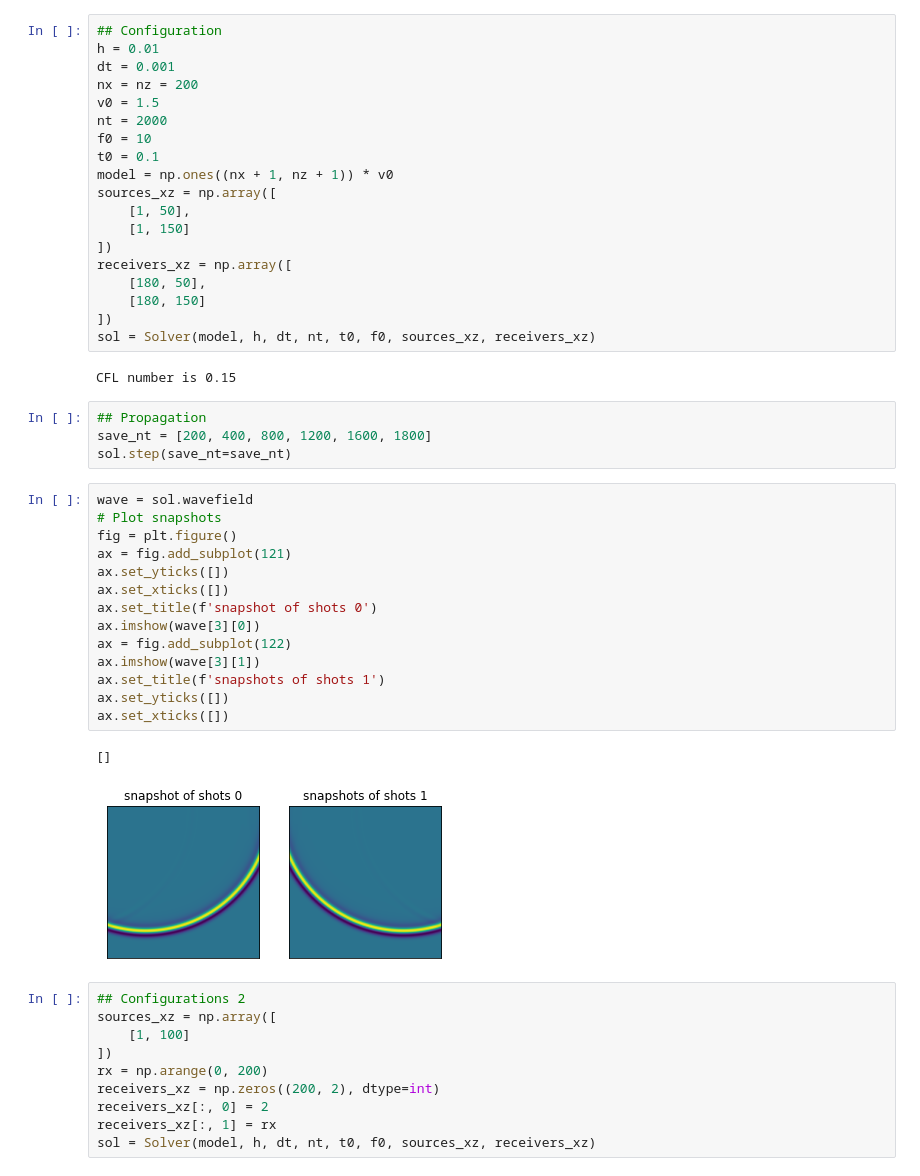
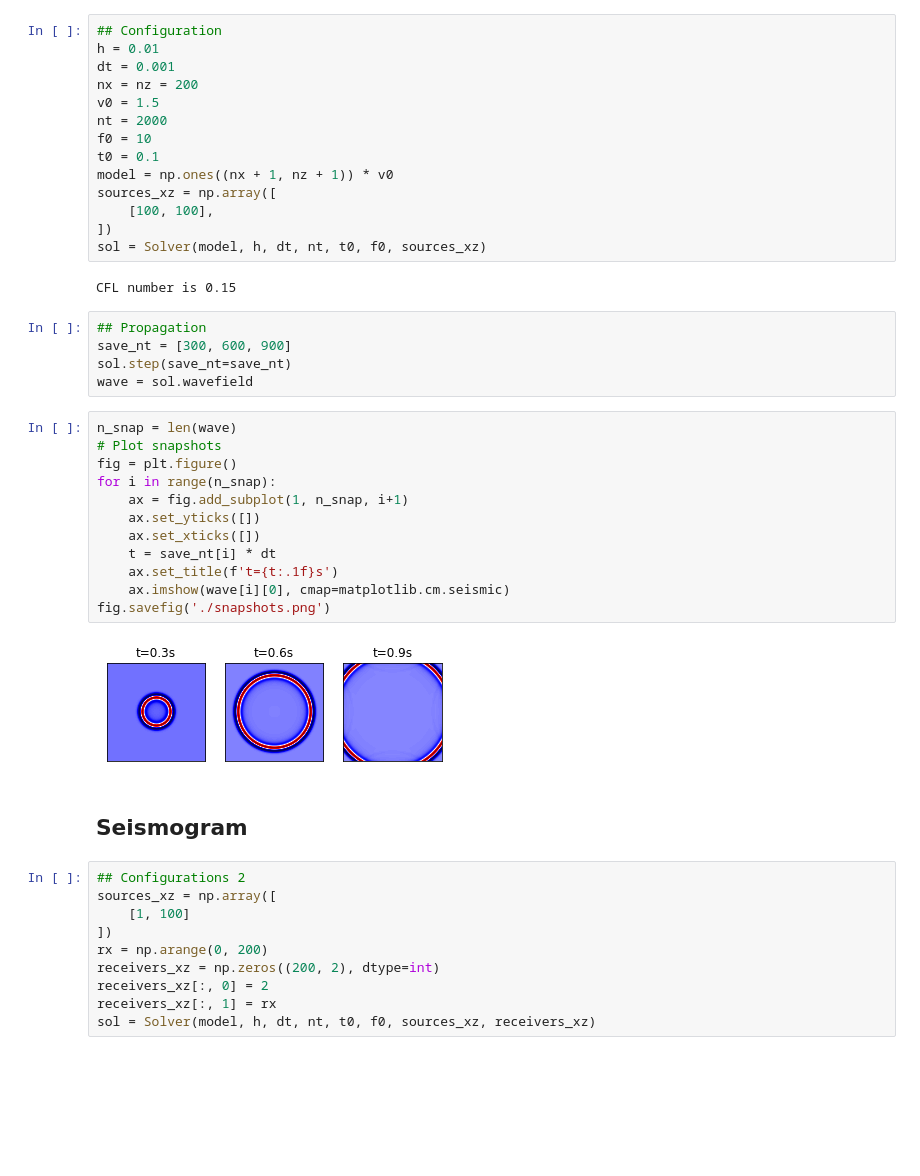
Before and after one commit to zchenCN/wave_fd_solver, a Jupyter notebook: wave2d/result.ipynb, the cells around one changed output. Saved outputs shown, nothing was run; the diff lists cells and outputs as text; blank space fills up the shorter version.

```diff
--- a/wave2d/result.ipynb
+++ b/wave2d/result.ipynb
@@ -32,37 +35,32 @@ f0 = 10
 t0 = 0.1
 model = np.ones((nx + 1, nz + 1)) * v0
 sources_xz = np.array([
-    [1, 50],
-    [1, 150]
+    [100, 100],
 ])
-receivers_xz = np.array([
-    [180, 50],
-    [180, 150]
-])
-sol = Solver(model, h, dt, nt, t0, f0, sources_xz, receivers_xz)
+sol = Solver(model, h, dt, nt, t0, f0, sources_xz)
 # %% [output]
 CFL number is 0.15
 # %%
 ## Propagation
-save_nt = [200, 400, 800, 1200, 1600, 1800]
+save_nt = [300, 600, 900]
 sol.step(save_nt=save_nt)
+wave = sol.wavefield
 # %%
-wave = sol.wavefield
+n_snap = len(wave)
 # Plot snapshots
 fig = plt.figure()
-ax = fig.add_subplot(121)
-ax.set_yticks([])
-ax.set_xticks([])
-ax.set_title(f'snapshot of shots 0')
-ax.imshow(wave[3][0])
-ax = fig.add_subplot(122)
-ax.imshow(wave[3][1])
-ax.set_title(f'snapshots of shots 1')
-ax.set_yticks([])
-ax.set_xticks([])
+for i in range(n_snap):
+    ax = fig.add_subplot(1, n_snap, i+1)
+    ax.set_yticks([])
+    ax.set_xticks([])
+    t = save_nt[i] * dt
+    ax.set_title(f't={t:.1f}s')
+    ax.imshow(wave[i][0], cmap=matplotlib.cm.seismic)
+fig.savefig('./snapshots.png')
 # %% [output]
-[]
-[figure, old version]
+[figure, new version]
+# %% [markdown]
+## Seismogram
 # %%
 ## Configurations 2
 sources_xz = np.array([
```
Also changed, not shown: parts of 2 cells of this notebook, 4 other files.
